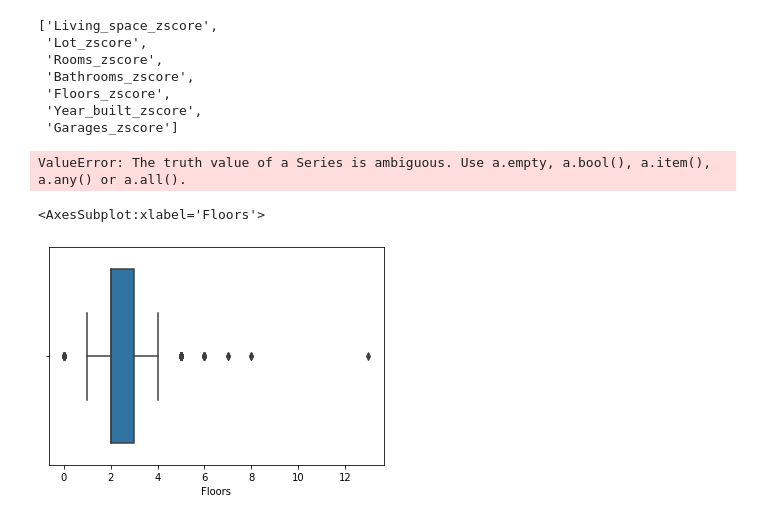
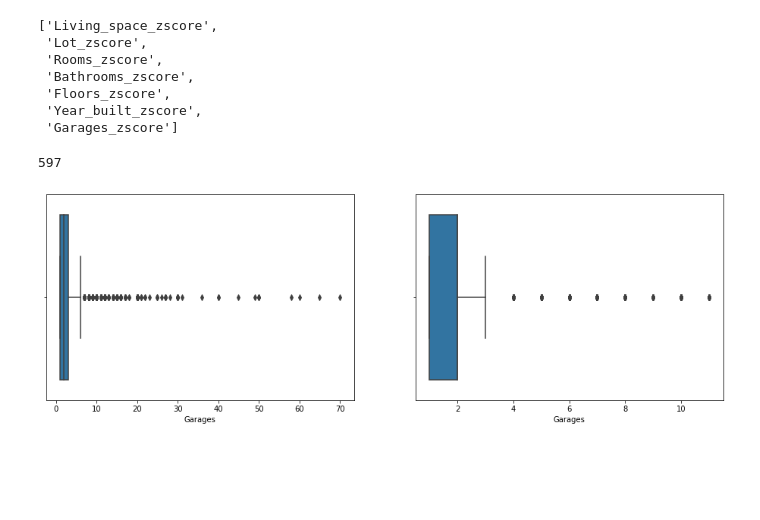
Before and after one commit to heuer-ja/CENG542-Knowledge-Discovery, a Jupyter notebook: germany_house_prices.ipynb, the cells around one changed output. Saved outputs shown, nothing was run; the diff lists cells and outputs as text; code cells hidden in the pictures; blank space fills up the shorter version.

Commit message:
added boxplots

```diff
--- a/germany_house_prices.ipynb
+++ b/germany_house_prices.ipynb
@@ -199,7 +195,7 @@ cols_zscore
  'Year_built_zscore',
  'Garages_zscore']
 # %%
-treshhold = 1
+treshhold = 3
 treshhold_range = [-treshhold, treshhold]
 
 df_source["max_zscore"] = df_source[cols_zscore].max(axis=1)
@@ -213,13 +209,35 @@ df_source['is_outlier'] = (
     (treshhold  <= df_source["min_zscore"]) |
     (df_source["min_zscore"]  <= -treshhold )
 )
+print(len(df_source[df_source['is_outlier'] == True]))
 # %% [output]
-ValueError: The truth value of a Series is ambiguous. Use a.empty, a.bool(), a.item(), a.any() or a.all().
+597
 # %%
 df_new = df_source[df_source['is_outlier'] == False]
-print(len(df_source[df_source['is_outlier'] == True]))
 
-sns.boxplot(df_new['Floors'])
+
+'''
+['Living_space',
+ 'Lot',
+ 'Rooms',
+ 'Bathrooms',
+ 'Floors',
+ 'Year_built',
+ 'Garages']
+
+'''
+attr = "Garages"
+
+
+plt.figure (figsize=(16,5))
+
+# data set before outlier removal
+plt.subplot(1,2,1)
+sns.boxplot(df_source[attr])
+
+# data set after outlier removal
+plt.subplot(1,2,2)
+sns.boxplot(df_new[attr])
+plt.show()
 # %% [output]
-<AxesSubplot:xlabel='Floors'>
-[figure, old version]
+[figure, new version]
```
Also changed, not shown: parts of 1 cell of this notebook.
